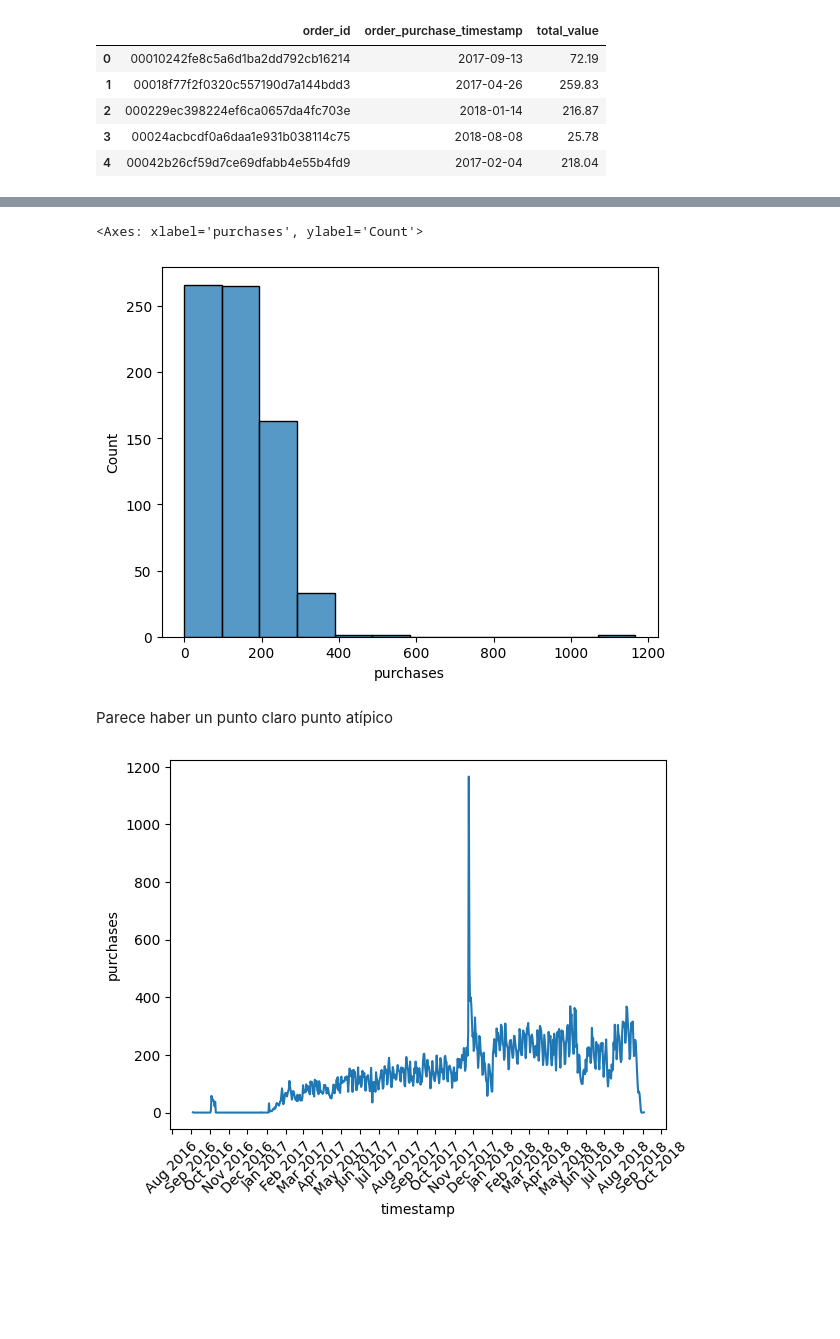
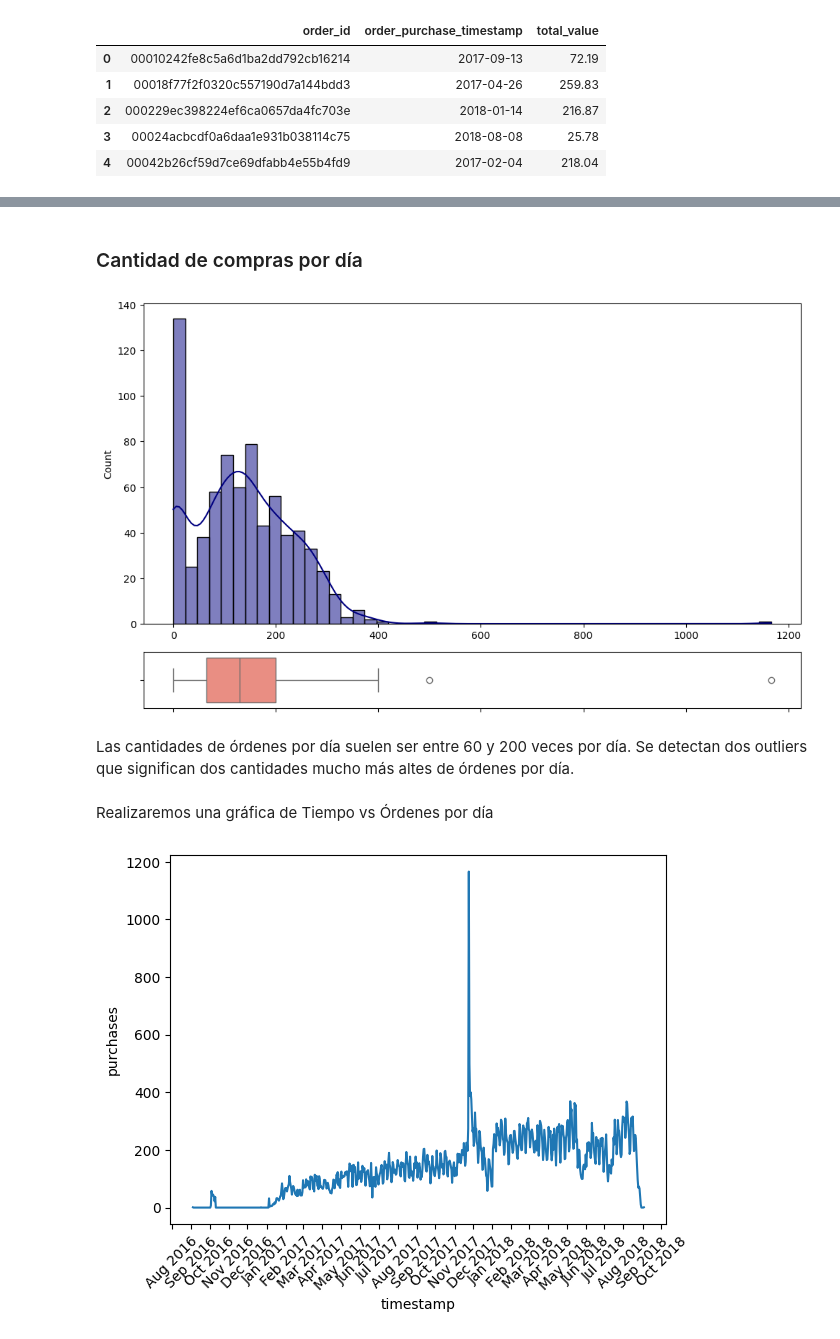
Before and after one commit to dado4cs/olist-rfm-customer-segmentation, a Jupyter notebook: notebooks/01_exploration.ipynb, the cells around one changed output, grey strips where cells are left out. Drawn from its saved outputs; the diff is of its cells as text; code cells hidden in the pictures; blank space fills up the shorter version.

```diff
--- a/notebooks/01_exploration.ipynb
+++ b/notebooks/01_exploration.ipynb
@@ -349,10 +434,24 @@ pp_day.columns = ['timestamp', 'purchases','total_revenue']
-# %%
-sns.histplot(pp_day, x= 'purchases', binwidth = 100)
-# %% [output]
-<Axes: xlabel='purchases', ylabel='Count'>
-[figure, removed]
+# %% [markdown]
+### Cantidad de compras por día
+# %%
+f, (ax_hist, ax_box) = plt.subplots(2, sharex=True,
+                                    gridspec_kw={"height_ratios": (.85, .15)},
+                                    figsize=(10, 6))
+
+sns.boxplot(data=pp_day, x='purchases', ax=ax_box, color="salmon")
+sns.histplot(data=pp_day, x='purchases', ax=ax_hist, kde=True, color="navy", bins = 50)
+ax_box.tick_params(labelbottom=False)
+ax_hist.tick_params(labelbottom=True)
+ax_box.set(xlabel='')
+
+plt.tight_layout()
+plt.show()
+# %% [output]
+[figure, added]
 # %% [markdown]
-Parece haber un punto claro punto atípico
+Las cantidades de órdenes por día suelen ser entre 60 y 200 veces por día. Se detectan dos outliers que significan dos cantidades mucho más altes de órdenes por día.
+# %% [markdown]
+Realizaremos una gráfica de Tiempo vs Órdenes por día
 # %%
 import matplotlib.dates as mdates
 
```
Also changed, not shown: parts of 74 cells of this notebook, 1 other file.
